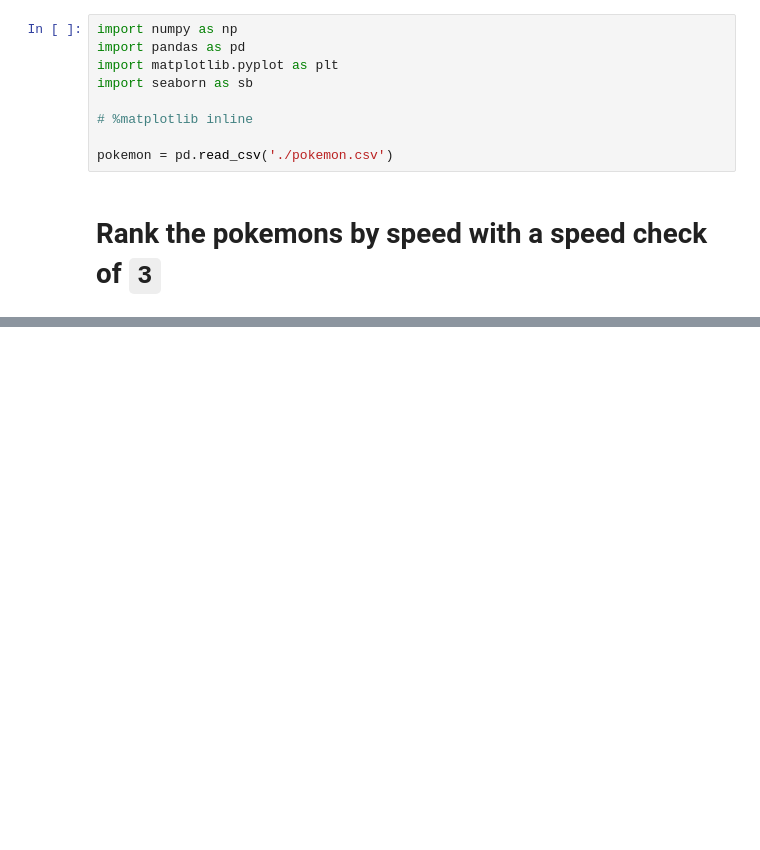
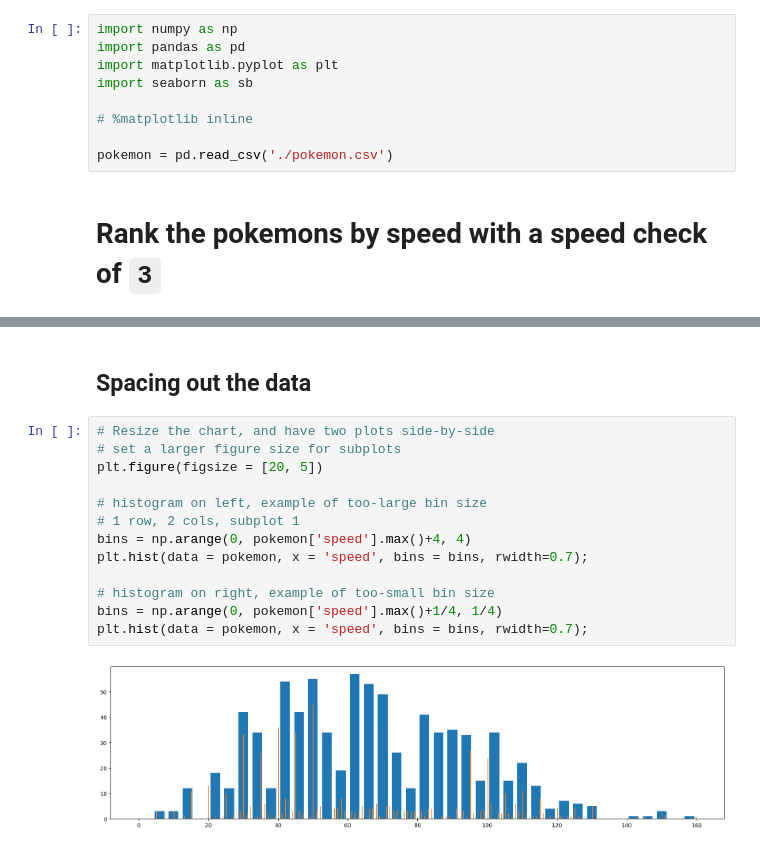
Before and after one commit to aemonge/udacity, a Jupyter notebook: introduction-pAIthon-devs/seaborn/pokemon-pie.ipynb, the cells around one changed output, grey strips where cells are left out. Drawn from its saved outputs; the diff is of its cells as text; blank space fills up the shorter version.

```diff
--- a/introduction-pAIthon-devs/seaborn/pokemon-pie.ipynb
+++ b/introduction-pAIthon-devs/seaborn/pokemon-pie.ipynb
@@ -40,0 +92,17 @@ sb.displot(pokemon['speed'], kde = True) # kde = False -> To remove the line
+# %% [markdown]
+## Spacing out the data
+# %%
+# Resize the chart, and have two plots side-by-side
+# set a larger figure size for subplots
+plt.figure(figsize = [20, 5])
+
+# histogram on left, example of too-large bin size
+# 1 row, 2 cols, subplot 1
+bins = np.arange(0, pokemon['speed'].max()+4, 4)
+plt.hist(data = pokemon, x = 'speed', bins = bins, rwidth=0.7);
+
+# histogram on right, example of too-small bin size
+bins = np.arange(0, pokemon['speed'].max()+1/4, 1/4)
+plt.hist(data = pokemon, x = 'speed', bins = bins, rwidth=0.7);
+# %% [output]
+[figure, added]
```
Also changed, not shown: parts of 7 cells of this notebook, 6 other files.
